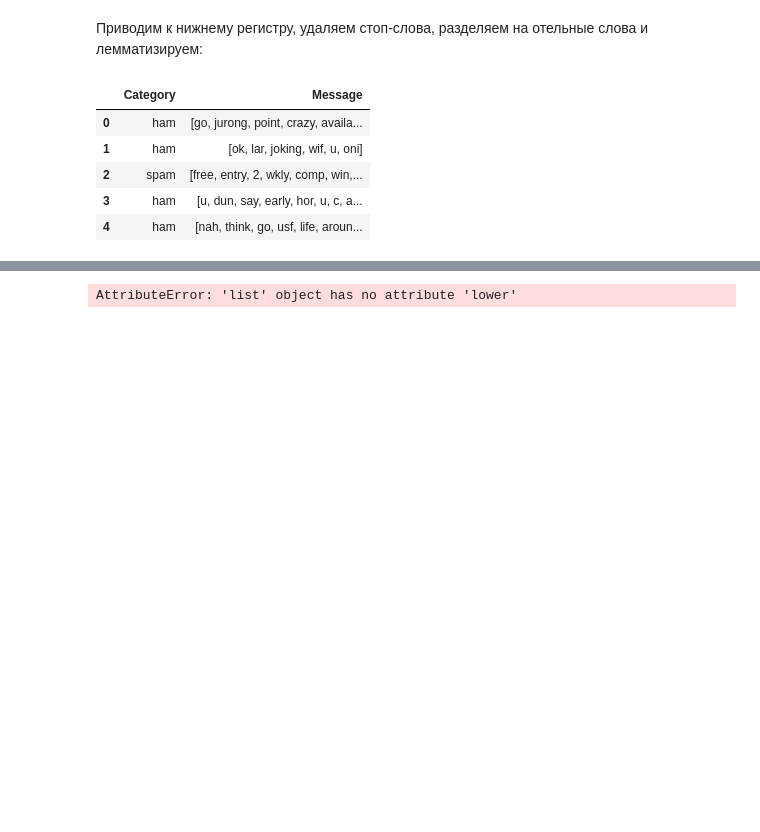
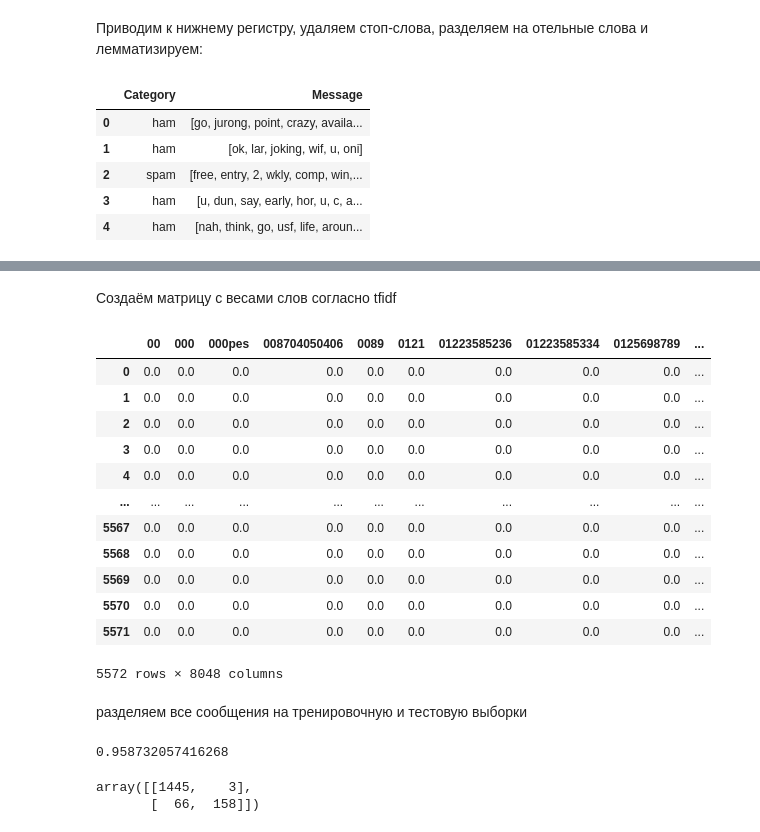
Before and after one commit to xbbt/Netology_DS_course, a Jupyter notebook: Statistics/case_study/Case_study_homework.ipynb, the cells around one changed output, grey strips where cells are left out. Cells and saved outputs as stored; diff of their text form; code cells hidden in the pictures; blank space fills up the shorter version.

```diff
--- a/Statistics/case_study/Case_study_homework.ipynb
+++ b/Statistics/case_study/Case_study_homework.ipynb
@@ -284,7 +265,25 @@ cos_sim_df
+# %% [markdown]
+Создаём матрицу с весами слов согласно tfidf
 # %%
 tfidf = TfidfVectorizer()
-tfidf_matrix = tfidf.fit_transform(messages.Message)
+tfidf_matrix = tfidf.fit_transform(messages['Message'].apply(lambda x: ' '.join(x)))
 names = tfidf.get_feature_names()
-tfidf_matrix = pd.DataFrame(tfidf_matrix.toarray(), columns=cname)
+
+tfidf_matrix = pd.DataFrame(tfidf_matrix.toarray(), columns=names)
+tfidf_matrix
 # %% [output]
+|  | 00 | 000 | 000pes | 008704050406 | 0089 | 0121 | 01223585236 | 01223585334 | 0125698789 | ... |
+| 0 | 0.0 | 0.0 | 0.0 | 0.0 | 0.0 | 0.0 | 0.0 | 0.0 | 0.0 | ... |
+| 1 | 0.0 | 0.0 | 0.0 | 0.0 | 0.0 | 0.0 | 0.0 | 0.0 | 0.0 | ... |
+| 2 | 0.0 | 0.0 | 0.0 | 0.0 | 0.0 | 0.0 | 0.0 | 0.0 | 0.0 | ... |
+| 3 | 0.0 | 0.0 | 0.0 | 0.0 | 0.0 | 0.0 | 0.0 | 0.0 | 0.0 | ... |
+| 4 | 0.0 | 0.0 | 0.0 | 0.0 | 0.0 | 0.0 | 0.0 | 0.0 | 0.0 | ... |
+| ... | ... | ... | ... | ... | ... | ... | ... | ... | ... | ... |
+| 5567 | 0.0 | 0.0 | 0.0 | 0.0 | 0.0 | 0.0 | 0.0 | 0.0 | 0.0 | ... |
+| 5568 | 0.0 | 0.0 | 0.0 | 0.0 | 0.0 | 0.0 | 0.0 | 0.0 | 0.0 | ... |
+| 5569 | 0.0 | 0.0 | 0.0 | 0.0 | 0.0 | 0.0 | 0.0 | 0.0 | 0.0 | ... |
+| 5570 | 0.0 | 0.0 | 0.0 | 0.0 | 0.0 | 0.0 | 0.0 | 0.0 | 0.0 | ... |
+| 5571 | 0.0 | 0.0 | 0.0 | 0.0 | 0.0 | 0.0 | 0.0 | 0.0 | 0.0 | ... |
-AttributeError: 'list' object has no attribute 'lower'
+5572 rows × 8048 columns
+# %% [markdown]
+разделяем все сообщения на тренировочную и тестовую выборки
@@ -290,0 +296,9 @@ AttributeError: 'list' object has no attribute 'lower'
+# %%
+accuracy_score(y_test, clf.predict(X_test))
+# %% [output]
+0.958732057416268
+# %%
+confusion_matrix(y_test, clf.predict(X_test))
+# %% [output]
+array([[1445,    3],
+       [  66,  158]])
```
Also changed, not shown: parts of 23 cells of this notebook.
